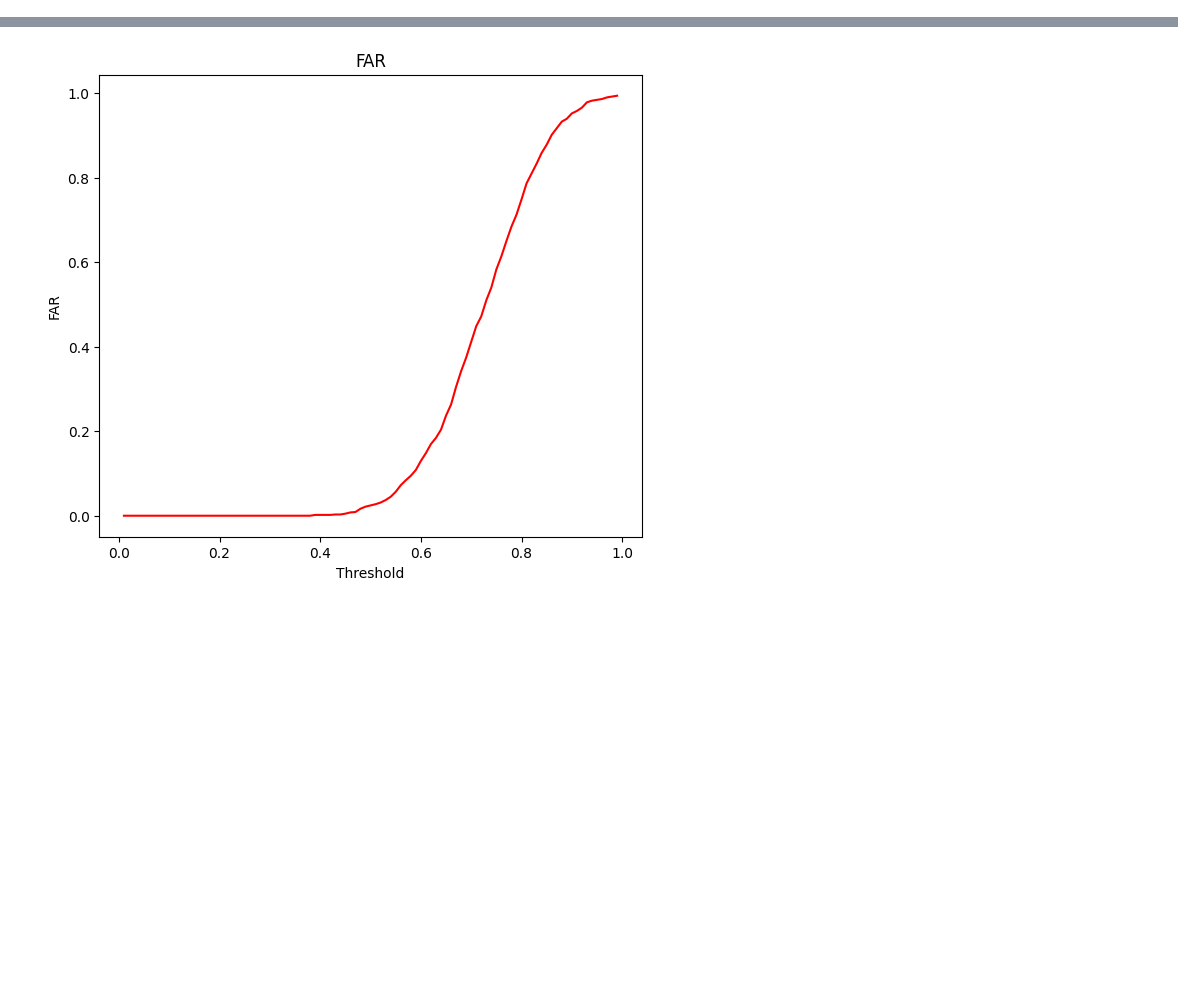
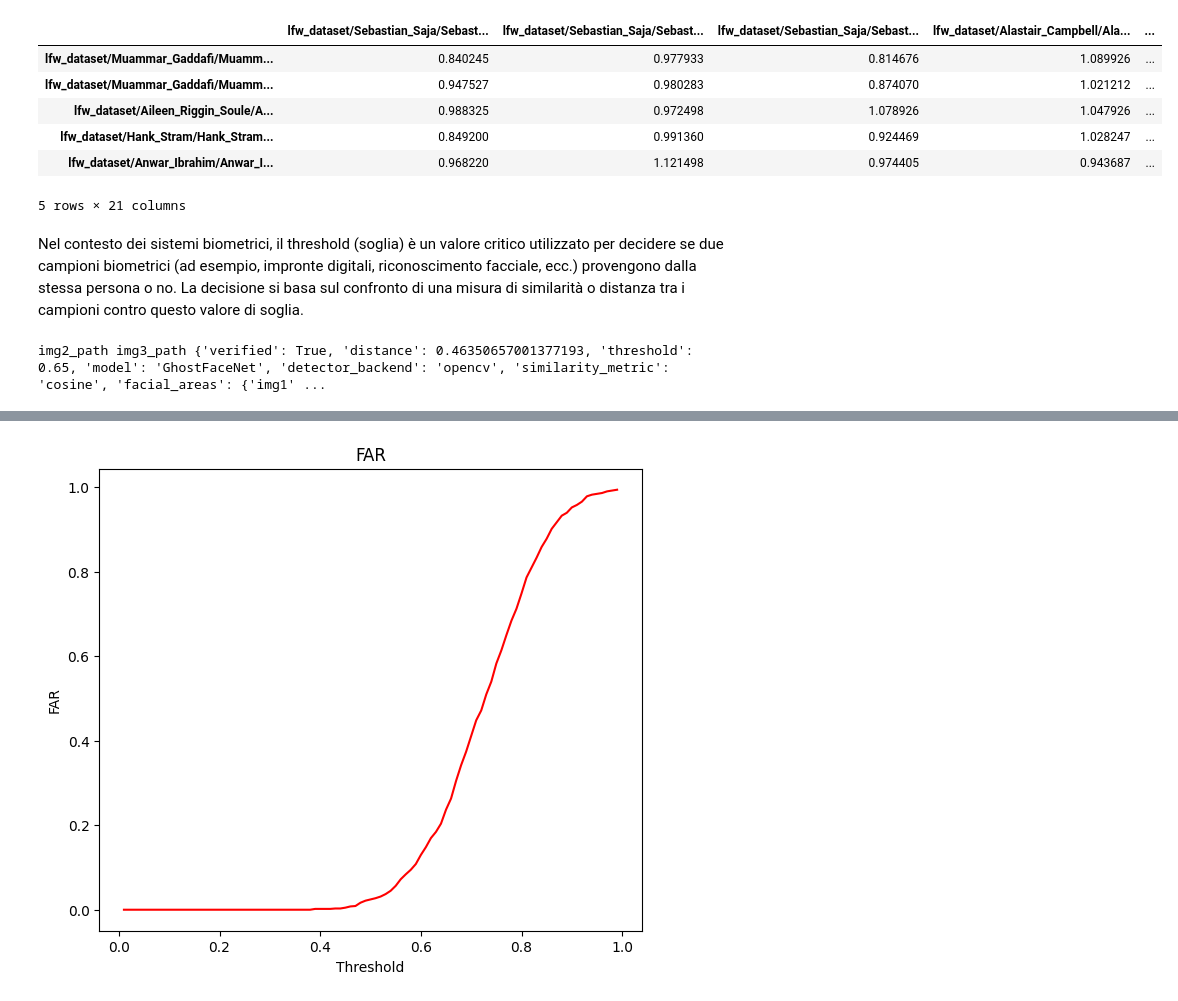
Before and after one commit to jngelena/BiometricSystem, a Jupyter notebook: eval_lfw.ipynb, the cells around one changed output, grey strips where cells are left out. Cells and saved outputs as stored; diff of their text form; code cells hidden in the pictures; blank space fills up the shorter version.

```diff
--- a/eval_lfw.ipynb
+++ b/eval_lfw.ipynb
@@ -19,0 +103,11 @@ persons = os.listdir(dataset_dir)
+# %%
+selected_impostors = np.random.choice(list(person_impostor), 5, replace=False)
+
+filtered_impostor_df = final_df[final_df['Person'].isin(selected_impostors)]
+final_df1 = pd.concat([filtered_impostor_df, final_df[final_df['Label'] == 'Genuine']])
+
+print(f"Total impostors in the new dataframe: {final_df1[final_df1['Label'] == 'Impostor']['Person'].nunique()}")
+print(f"Total enrolled in the new dataframe: {final_df1[final_df1['Label'] == 'Genuine']['Person'].nunique()}")
+
+print(f"The new dataframe has {(final_df1['Label'] == 'Genuine').sum()} Genuine Probes")
+print(f"The new dataframe has {(final_df1['Label'] == 'Impostor').sum()} Impostor Probes")
@@ -20 +132,4 @@ persons = os.listdir(dataset_dir)
+# %%
+gallery = final_df1[final_df1['Label'] == 'Genuine']['Image_Path'].tolist() # colonne
+probes = final_df1['Image_Path'].tolist() # righe
 # %%
@@ -51,0 +147,13 @@ print(len(df))
+# %%
+distances = []
+count = 0
+
+for img2_path in probes:
+    distances_row = []
+    for img1_path in gallery:
+        result = DeepFace.verify(img1_path=img1_path, img2_path = img2_path, model_name = 'GhostFaceNet')
+        distances_row.append(result['distance'])
+    count += 1
+    distances.append(distances_row)
+    print(distances_row)
+    print(count)
@@ -51,0 +178,12 @@ print(len(df))
+# %%
+df_distanze = pd.DataFrame(distances, index=probes, columns=gallery)
+# %%
+df_distanze.head()
+# %% [output]
+|  | lfw_dataset/Sebastian_Saja/Sebast... | lfw_dataset/Sebastian_Saja/Sebast... | lfw_dataset/Sebastian_Saja/Sebast... | lfw_dataset/Alastair_Campbell/Ala... | ... |
+| lfw_dataset/Muammar_Gaddafi/Muamm... | 0.840245 | 0.977933 | 0.814676 | 1.089926 | ... |
+| lfw_dataset/Muammar_Gaddafi/Muamm... | 0.947527 | 0.980283 | 0.874070 | 1.021212 | ... |
+| lfw_dataset/Aileen_Riggin_Soule/A... | 0.988325 | 0.972498 | 1.078926 | 1.047926 | ... |
+| lfw_dataset/Hank_Stram/Hank_Stram... | 0.849200 | 0.991360 | 0.924469 | 1.028247 | ... |
+| lfw_dataset/Anwar_Ibrahim/Anwar_I... | 0.968220 | 1.121498 | 0.974405 | 0.943687 | ... |
+5 rows × 21 columns
@@ -51,0 +192,2 @@ print(len(df))
+# %% [markdown]
+Nel contesto dei sistemi biometrici, il threshold (soglia) è un valore critico utilizzato per decidere se due campioni biometrici (ad esempio, impronte digitali, riconoscimento facciale, ecc.) provengono dalla stessa persona o no. La decisione si basa sul confronto di una misura di similarità o distanza tra i campioni contro questo valore di soglia.
@@ -51,0 +204,4 @@ print(len(df))
+# %%
+print('img2_path','img3_path',result)
+# %% [output]
+img2_path img3_path {'verified': True, 'distance': 0.46350657001377193, 'threshold': 0.65, 'model': 'GhostFaceNet', 'detector_backend': 'opencv', 'similarity_metric': 'cosine', 'facial_areas': {'img1' ...
```
Also changed, not shown: parts of 31 cells of this notebook, 3 other files.
